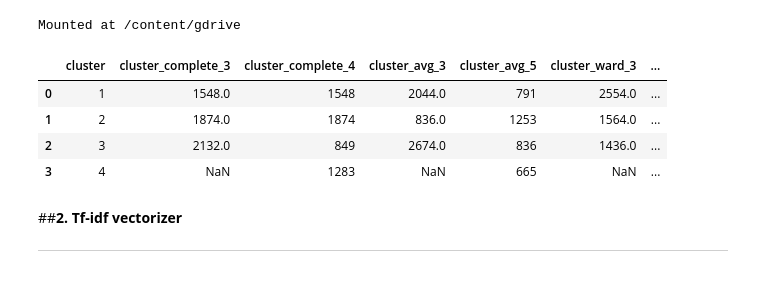
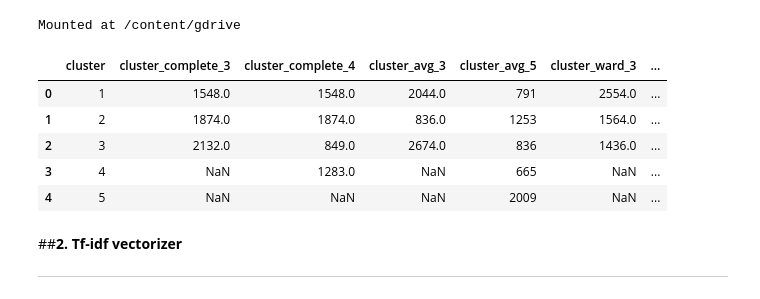
Before and after one commit to angel870326/Hierarchical-Clustering, a Jupyter notebook: taipei_wordcloud_text.ipynb, the cells around one changed output. Cells and saved outputs as stored; diff of their text form; code cells hidden in the pictures.

```diff
--- a/taipei_wordcloud_text.ipynb
+++ b/taipei_wordcloud_text.ipynb
@@ -34,18 +34,19 @@ cluster_result = pd.read_csv('/content/gdrive/My Drive/碩一下/Capstone/hierar
 # %%
 # cluster size
 cluster_method_name = ['cluster_complete_3', 'cluster_complete_4', 'cluster_avg_3', 'cluster_avg_5', 'cluster_ward_3', 'cluster_ward_4']
-clusterSizeDf = pd.DataFrame({'cluster':list('1234')})
+clusterSizeDf = pd.DataFrame({'cluster':list('12345')})
 for i in cluster_method_name:
   c = cluster_result[['c0101', i]].groupby(i).count().reset_index(i)
   clusterSizeDf[i] = c[['c0101']]
 
 clusterSizeDf
 # %% [output]
 |  | cluster | cluster_complete_3 | cluster_complete_4 | cluster_avg_3 | cluster_avg_5 | cluster_ward_3 | ... |
-| 0 | 1 | 1548.0 | 1548 | 2044.0 | 791 | 2554.0 | ... |
-| 1 | 2 | 1874.0 | 1874 | 836.0 | 1253 | 1564.0 | ... |
-| 2 | 3 | 2132.0 | 849 | 2674.0 | 836 | 1436.0 | ... |
-| 3 | 4 | NaN | 1283 | NaN | 665 | NaN | ... |
+| 0 | 1 | 1548.0 | 1548.0 | 2044.0 | 791 | 2554.0 | ... |
+| 1 | 2 | 1874.0 | 1874.0 | 836.0 | 1253 | 1564.0 | ... |
+| 2 | 3 | 2132.0 | 849.0 | 2674.0 | 836 | 1436.0 | ... |
+| 3 | 4 | NaN | 1283.0 | NaN | 665 | NaN | ... |
+| 4 | 5 | NaN | NaN | NaN | 2009 | NaN | ... |
 # %% [markdown]
 ##**2. Tf-idf vectorizer**
 
```
